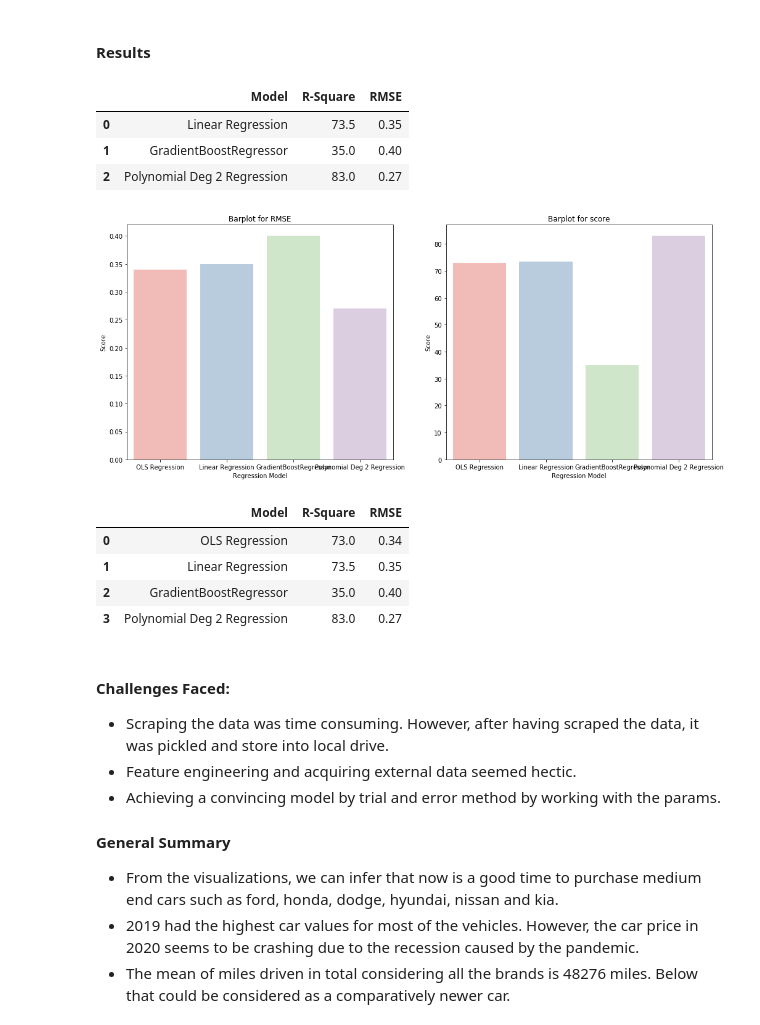
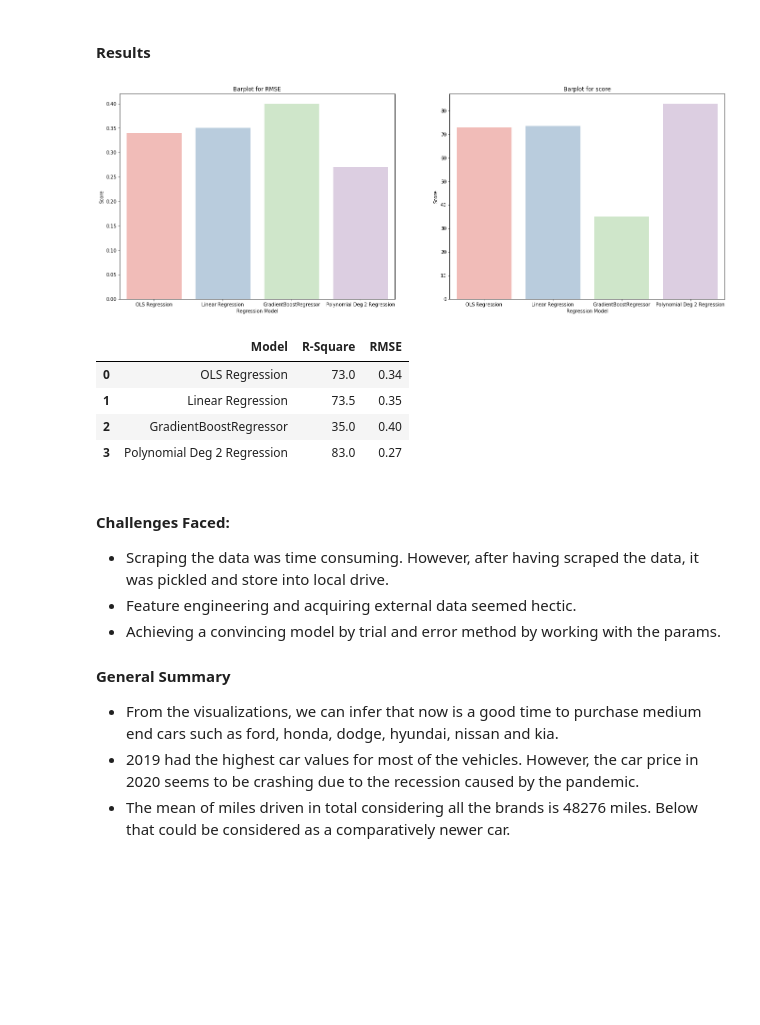
Before and after one commit to sajithgowthaman/Predicting-Car-Price-, a Jupyter notebook: Predicting_Price_Cars.com.ipynb, the cells around one changed output. Cells and saved outputs as stored; diff of their text form; code cells hidden in the pictures; blank space fills up the shorter version.

```diff
--- a/Predicting_Price_Cars.com.ipynb
+++ b/Predicting_Price_Cars.com.ipynb
@@ -1007,47 +1008,37 @@ Using Polynomial fit because of under fitting of the model. It takes higher orde
 # %% [markdown]
 #### Results
 # %%
+#Results
 #Creating Df for Scores
-scores = ['Linear Regression', 73.5, 0.35] , ['GradientBoostRegressor', 35, 0.40] , ['Polynomial Deg 2 Regression', 83, 0.27]
+scores = ['OLS Regression', 73, 0.34], ['Linear Regression', 73.5, 0.35] , ['GradientBoostRegressor', 35, 0.40] , ['Polynomial Deg 2 Regression', 83, 0.27]
 df_scores = pd.DataFrame(scores, columns = ['Model','R-Square','RMSE'])
 df_scores
+
+fig, axes = plt.subplots(1,2, figsize=(23,8))
+
+ax=axes[1]
+ax1 = sns.barplot(x=df_scores.Model, y=df_scores['R-Square'], palette='Pastel1', ax=axes[1])
+ax1.set(
+    xlabel="Regression Model",
+    ylabel="Score",
+    title="Barplot for score")
+
+ax=axes[0]
+ax2 = sns.barplot(x=df_scores.Model, y=df_scores.RMSE, palette='Pastel1', ax=axes[0])
+ax2.set(
+    xlabel="Regression Model",
+    ylabel="Score",
+    title="Barplot for RMSE")
+plt.show()
+
+df_scores
 # %% [output]
+[figure, added]
 |  | Model | R-Square | RMSE |
-| 0 | Linear Regression | 73.5 | 0.35 |
-| 1 | GradientBoostRegressor | 35.0 | 0.40 |
-| 2 | Polynomial Deg 2 Regression | 83.0 | 0.27 |
+| 0 | OLS Regression | 73.0 | 0.34 |
+| 1 | Linear Regression | 73.5 | 0.35 |
+| 2 | GradientBoostRegressor | 35.0 | 0.40 |
+| 3 | Polynomial Deg 2 Regression | 83.0 | 0.27 |
-# %%
-#Results
-#Creating Df for Scores
-scores = ['OLS Regression', 73, 0.34], ['Linear Regression', 73.5, 0.35] , ['GradientBoostRegressor', 35, 0.40] , ['Polynomial Deg 2 Regression', 83, 0.27]
-df_scores = pd.DataFrame(scores, columns = ['Model','R-Square','RMSE'])
-df_scores
-
-fig, axes = plt.subplots(1,2, figsize=(17,7))
-
-ax=axes[1]
-ax1 = sns.barplot(x=df_scores.Model, y=df_scores['R-Square'], palette='Pastel1', ax=axes[1])
-ax1.set(
-    xlabel="Regression Model",
-    ylabel="Score",
-    title="Barplot for score")
-
-ax=axes[0]
-ax2 = sns.barplot(x=df_scores.Model, y=df_scores.RMSE, palette='Pastel1', ax=axes[0])
-ax2.set(
-    xlabel="Regression Model",
-    ylabel="Score",
-    title="Barplot for RMSE")
-plt.show()
-
-df_scores
-# %% [output]
-[figure, removed]
-|  | Model | R-Square | RMSE |
-| 0 | OLS Regression | 73.0 | 0.34 |
-| 1 | Linear Regression | 73.5 | 0.35 |
-| 2 | GradientBoostRegressor | 35.0 | 0.40 |
-| 3 | Polynomial Deg 2 Regression | 83.0 | 0.27 |
 # %% [markdown]
 #### Challenges Faced:
 * Scraping the data was time consuming. However, after having scraped the data, it was pickled and store into local drive.
```
Also changed, not shown: parts of 3 cells of this notebook.
